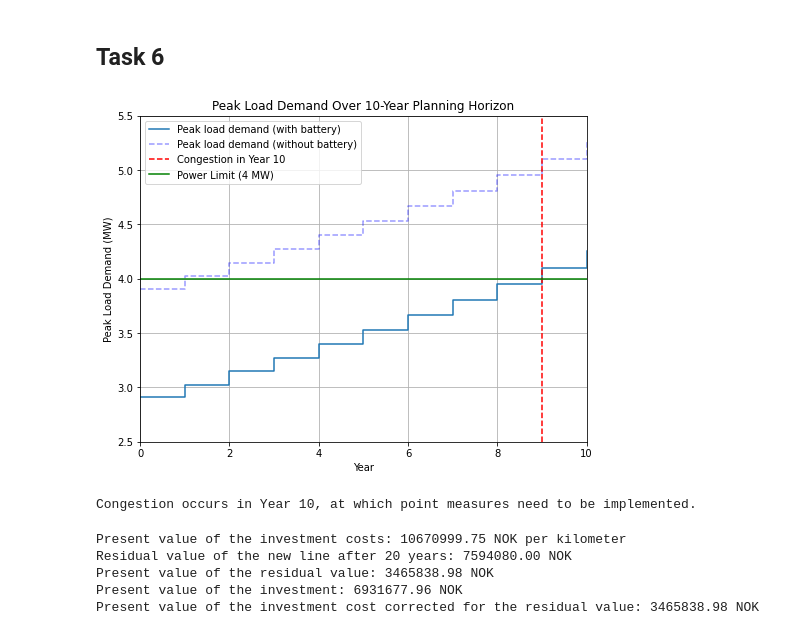
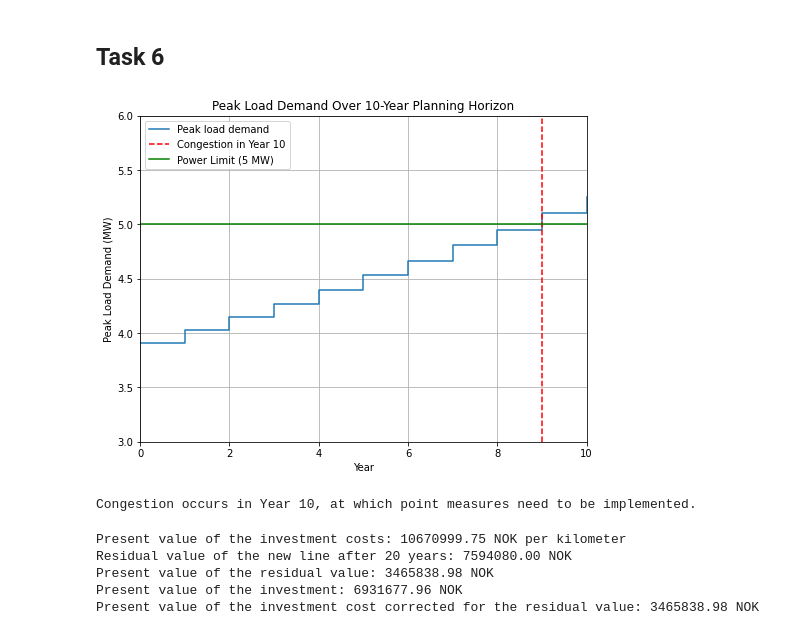
Before and after one commit to BenjaminTro/Cineldi, a Jupyter notebook: Task4.ipynb, the cells around one changed output. Drawn from its saved outputs; the diff is of its cells as text; code cells hidden in the pictures.

```diff
--- a/Task4.ipynb
+++ b/Task4.ipynb
@@ -211,7 +211,7 @@ congestion_year = None
 battery_power_capacity = 1  # MW
 battery_energy_capacity = 2  # MWh
 investment_costs = []  # To store present value of grid investments
-
+new_plim = P_lim + battery_power_capacity       #Use the battery power capacity to shit the load limit
 
 # Iterate through the 10-year planning horizon
 for year in range(11):
@@ -220,41 +220,41 @@ for year in range(11):
 
     # Scale the load time series for this year
     scaled_load_time_series = load_time_series_subset * yearly_scaling_factor
 
     # Calculate the peak load demand for this year
-    peak_load = scaled_load_time_series.sum(axis=1).max() - battery_power_capacity
+    peak_load = scaled_load_time_series.sum(axis=1).max() #- battery_power_capacity
 
     # Append the year and peak load to the lists
     years.append(year)
     peak_loads.append(peak_load)
 
 
-transparent_peak_loads = [peak_load + battery_power_capacity for peak_load in peak_loads]
+#transparent_peak_loads = [peak_load + battery_power_capacity for peak_load in peak_loads]
 
 # Plot the results
 plt.figure(figsize=(8, 6))
-plt.plot(years, peak_loads, linestyle='-', label="Peak load demand (with battery)", drawstyle="steps-post")
-plt.plot(years, transparent_peak_loads, linestyle='--', alpha=0.4, color='blue', label="Peak load demand (without battery)",drawstyle="steps-post")
+plt.plot(years, peak_loads, linestyle='-', label="Peak load demand", drawstyle="steps-post")
+#plt.plot(years, transparent_peak_loads, linestyle='--', alpha=0.4, color='blue', label="Peak load demand (without battery)",drawstyle="steps-post")
 plt.xlabel("Year")
 plt.ylabel("Peak Load Demand (MW)")
 plt.title("Peak Load Demand Over 10-Year Planning Horizon")
 plt.grid(True)
 
 # Identify the year when congestion occurs
-congestion_year = np.where(np.array(peak_loads) > P_lim)[0][0]
+congestion_year = np.where(np.array(peak_loads) > new_plim)[0][0]
 plt.axvline(congestion_year, color='red', linestyle='--', label=f"Congestion in Year {congestion_year+1}")
-plt.axhline(P_lim, color='green', linestyle='-', label="Power Limit (4 MW)")
+plt.axhline(new_plim, color='green', linestyle='-', label="Power Limit (5 MW)")
 
 
 plt.xlim(0, 10)
-plt.ylim(2.5, 5.5)
+plt.ylim(3, 6)
 
 plt.legend()
 plt.show()
 
 print(f"Congestion occurs in Year {congestion_year+1}, at which point measures need to be implemented.")
 # %% [output]
-[figure, old version]
+[figure, new version]
 Congestion occurs in Year 10, at which point measures need to be implemented.
 # %%
 ##Recalculating the present value of grid investments now that the year is changed from 1 to 9
```
Also changed, not shown: parts of 12 cells of this notebook, 2 other files.
